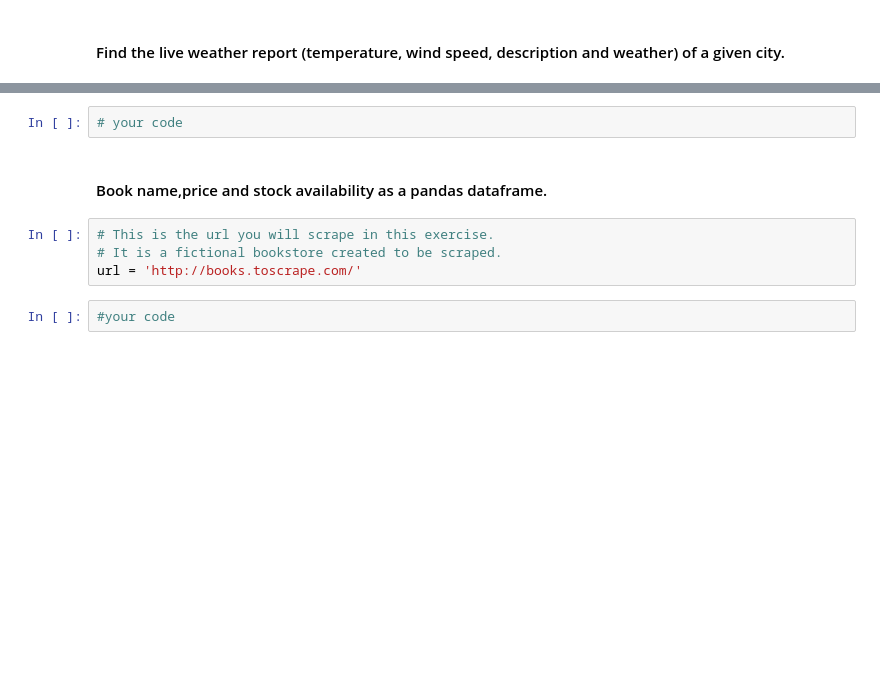
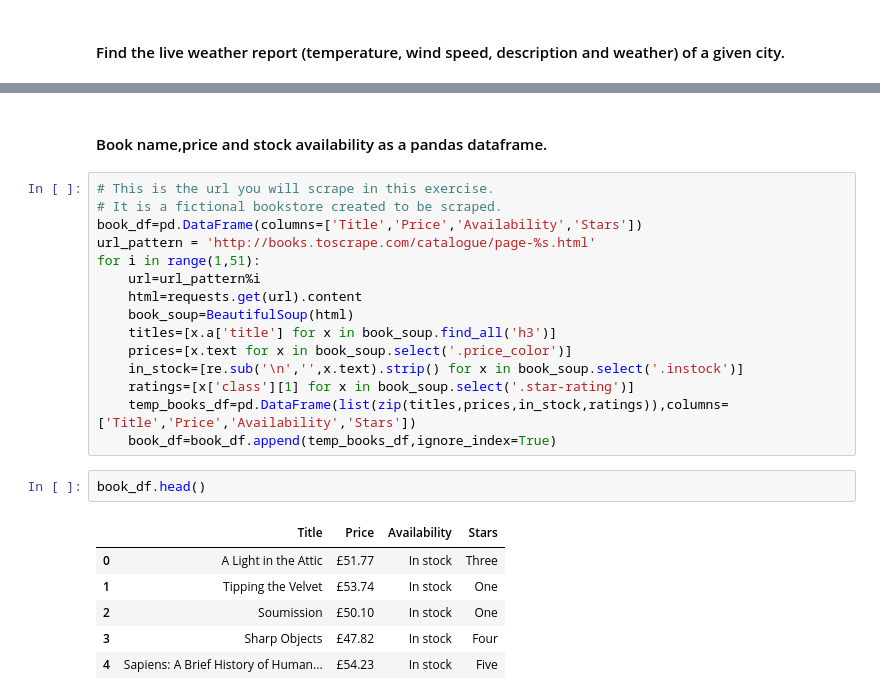
Before and after one commit to ta-data-mexpt/lab-web-scrapping, a Jupyter notebook: your-code/main.ipynb, the cells around one changed output, grey strips where cells are left out. Saved outputs shown, nothing was run; the diff lists cells and outputs as text; blank space fills up the shorter version.

```diff
--- a/your-code/main.ipynb
+++ b/your-code/main.ipynb
@@ -495,10 +600,26 @@ url = 'http://api.openweathermap.org/data/2.5/weather?'+'q='+city+'&APPID=b35975
-# %%
-# your code
 # %% [markdown]
 #### Book name,price and stock availability as a pandas dataframe.
-# %%
-# This is the url you will scrape in this exercise.
-# It is a fictional bookstore created to be scraped.
-url = 'http://books.toscrape.com/'
-# %%
-#your code
+# %%
+# This is the url you will scrape in this exercise.
+# It is a fictional bookstore created to be scraped.
+book_df=pd.DataFrame(columns=['Title','Price','Availability','Stars'])
+url_pattern = 'http://books.toscrape.com/catalogue/page-%s.html'
+for i in range(1,51):
+    url=url_pattern%i
+    html=requests.get(url).content
+    book_soup=BeautifulSoup(html)
+    titles=[x.a['title'] for x in book_soup.find_all('h3')]
+    prices=[x.text for x in book_soup.select('.price_color')]
+    in_stock=[re.sub('\n','',x.text).strip() for x in book_soup.select('.instock')]
+    ratings=[x['class'][1] for x in book_soup.select('.star-rating')]
+    temp_books_df=pd.DataFrame(list(zip(titles,prices,in_stock,ratings)),columns=['Title','Price','Availability','Stars'])
+    book_df=book_df.append(temp_books_df,ignore_index=True)
+# %%
+book_df.head()
+# %% [output]
+|  | Title | Price | Availability | Stars |
+| 0 | A Light in the Attic | £51.77 | In stock | Three |
+| 1 | Tipping the Velvet | £53.74 | In stock | One |
+| 2 | Soumission | £50.10 | In stock | One |
+| 3 | Sharp Objects | £47.82 | In stock | Four |
+| 4 | Sapiens: A Brief History of Human... | £54.23 | In stock | Five |
```
Also changed, not shown: parts of 35 cells of this notebook.
